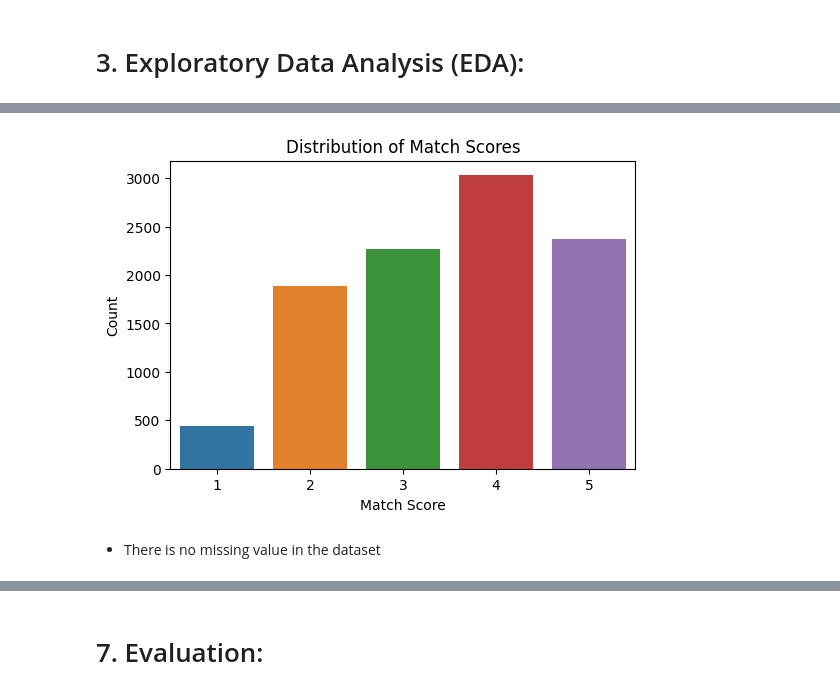
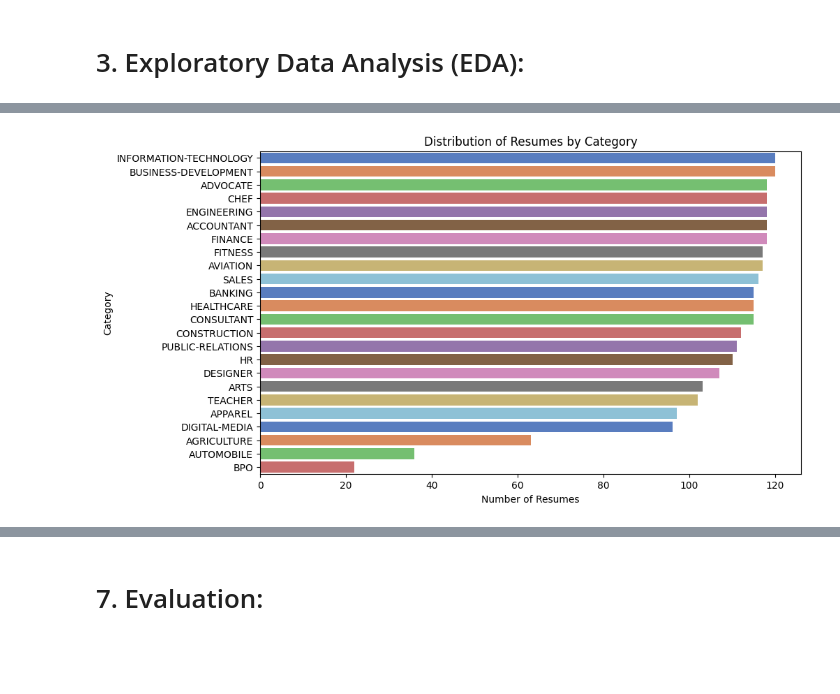
Before and after one commit to 7LuxinC/Master-FYP, a Jupyter notebook: notebooks/exp5-resume-scoring-and-job-matching-ii.ipynb, the cells around one changed output, grey strips where cells are left out. Cells and saved outputs as stored; diff of their text form; code cells hidden in the pictures; blank space fills up the shorter version.

```diff
--- a/notebooks/exp5-resume-scoring-and-job-matching-ii.ipynb
+++ b/notebooks/exp5-resume-scoring-and-job-matching-ii.ipynb
@@ -27,0 +34,5 @@ df = df.reset_index(drop=True)
+# %%
+# Resume dataset:
+resumes_df = pd.read_csv("/kaggle/input/resume-and-job-description/Resume.csv")
+
+resumes_df.head()
@@ -82,0 +67,4 @@ dtype: int64
+# %%
+category_counts = resumes_df['Category'].value_counts().reset_index()
+category_counts.columns = ['Category', 'Count']
+print(category_counts)
@@ -83,12 +89,9 @@ dtype: int64
 # %%
-# Distribution of match scores
-plt.figure(figsize=(6,4))
-sns.countplot(x="match_score", data=df)
-plt.title("Distribution of Match Scores")
-plt.xlabel("Match Score")
-plt.ylabel("Count")
+plt.figure(figsize=(10,6))
+sns.barplot(x='Count', y='Category', data=category_counts, palette='muted')
+plt.title("Distribution of Resumes by Category")
+plt.xlabel("Number of Resumes")
+plt.ylabel("Category")
 plt.show()
 # %% [output]
-[figure, old version]
+[figure, new version]
-# %% [markdown]
-- There is no missing value in the dataset
```
Also changed, not shown: parts of 52 cells of this notebook, 5 other files.
